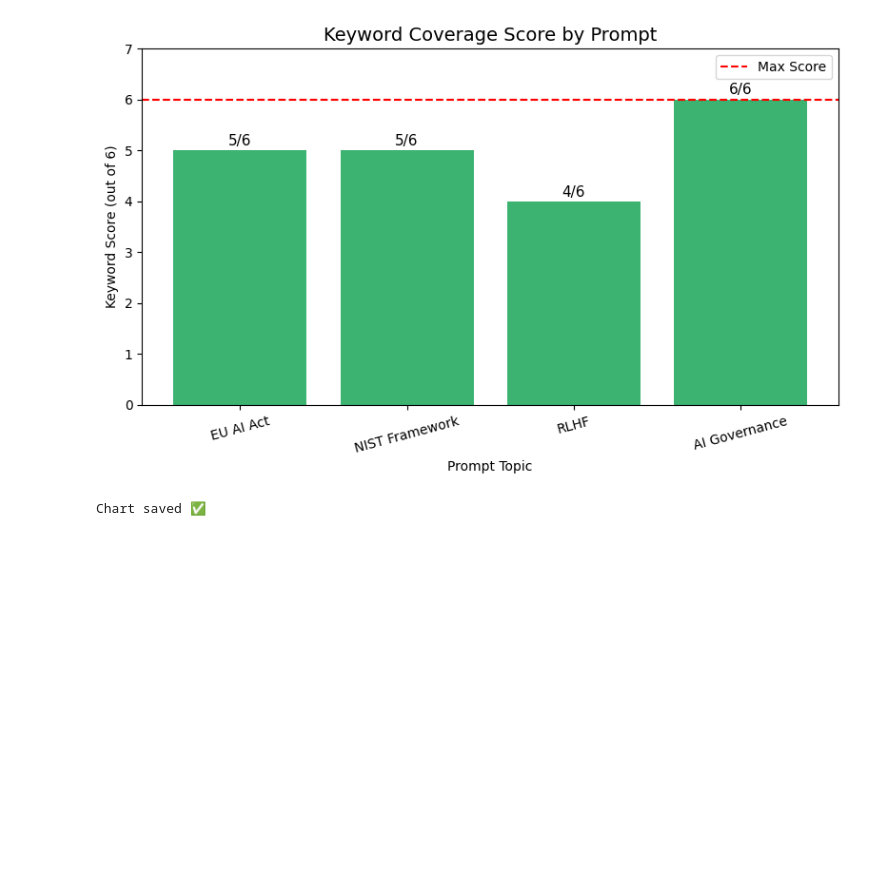
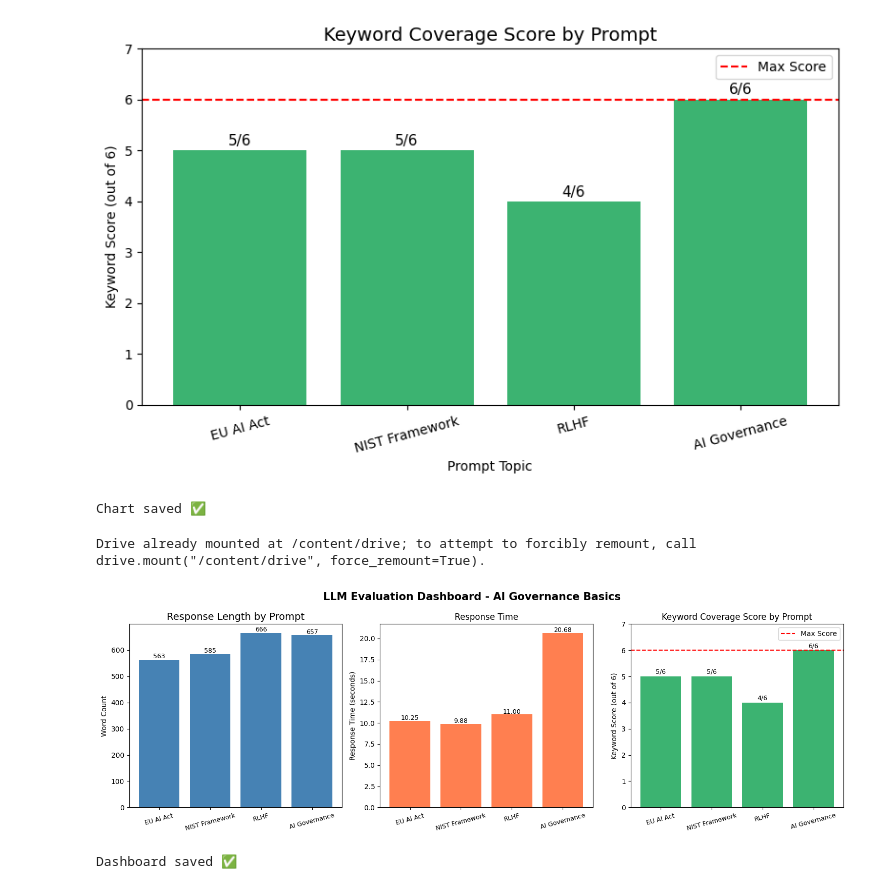
Before and after one commit to de-Zest/python-ai-governance, a Jupyter notebook: phase2_data_handling_03_visualizing_eval_results.ipynb, the cells around one changed output. Drawn from its saved outputs; the diff is of its cells as text; code cells hidden in the pictures; blank space fills up the shorter version.

Commit message:
week2 - eval dashboard complete

```diff
--- a/phase2_data_handling_03_visualizing_eval_results.ipynb
+++ b/phase2_data_handling_03_visualizing_eval_results.ipynb
@@ -77,3 +77,63 @@ print("Chart saved ✅")
 # %% [output]
 [figure]
 Chart saved ✅
+# %%
+# Chart 4 - Combined Dashboard
+import matplotlib.pyplot as plt
+import pandas as pd
+from google.colab import drive
+import os
+
+drive.mount('/content/drive')
+SAVE_PATH = "/content/drive/MyDrive/python-ai-governance/data/"
+df = pd.read_csv(SAVE_PATH + "ai_governance_eval_results.csv")
+
+# Short Labels for charts - full prompts are too long
+df["label"] = [
+    "EU AI Act",
+    "NIST Framework",
+    "RLHF",
+    "AI Governance"
+]
+
+fig, axes = plt.subplots(1, 3, figsize=(15, 5))
+fig.suptitle("LLM Evaluation Dashboard - AI Governance Basics", fontsize=15, fontweight="bold")
+
+# Plot 1 - Word Count
+axes[0].bar(df["label"], df["word_count"], color="steelblue")
+axes[0].set_title("Response Length by Prompt", fontsize=14)
+axes[0].set_xticks(range(len(df["label"]))) # Set ticks explicitly
+axes[0].set_xticklabels(df["label"], rotation=15, fontsize=9)
+axes[0].set_ylabel("Word Count")
+for i, val in enumerate(df["word_count"]):
+    axes[0].text(i, val + 5, str(val), ha='center', fontsize=9)
+
+# Plot 2 - Response Time
+axes[1].bar(df["label"], df["response_time"], color="coral")
+axes[1].set_title("Response Time")
+axes[1].set_xticks(range(len(df["label"]))) # Set ticks explicitly
+axes[1].set_xticklabels(df["label"], rotation=15, fontsize=9)
+axes[1].set_ylabel("Response Time (seconds)")
+for i, val in enumerate(df["response_time"]):
+    axes[1].text(i, val + 0.1, f"{val:.2f}", ha='center', fontsize=9)
+
+# Plot 3 - Keyword Score
+axes[2].bar(df["label"], df["keyword_score"], color="mediumseagreen")
+axes[2].set_title("Keyword Coverage Score by Prompt")
+axes[2].set_xticks(range(len(df["label"]))) # Set ticks explicitly
+axes[2].set_xticklabels(df["label"], rotation=15, fontsize=9)
+axes[2].set_ylabel("Keyword Score (out of 6)")
+axes[2].set_ylim(0, 7)
+axes[2].axhline(y=6, color='red', linestyle="--", label="Max Score")
+axes[2].legend()
+for i, val in enumerate(df["keyword_score"]):
+    axes[2].text(i, val + 0.1, f"{val}/6", ha="center", fontsize=9)
+
+plt.tight_layout()
+plt.savefig(SAVE_PATH + "chart_eval_dashboard.png")
+plt.show()
+print("Dashboard saved ✅")
+# %% [output]
+Drive already mounted at /content/drive; to attempt to forcibly remount, call drive.mount("/content/drive", force_remount=True).
+[figure, added]
+Dashboard saved ✅
```
